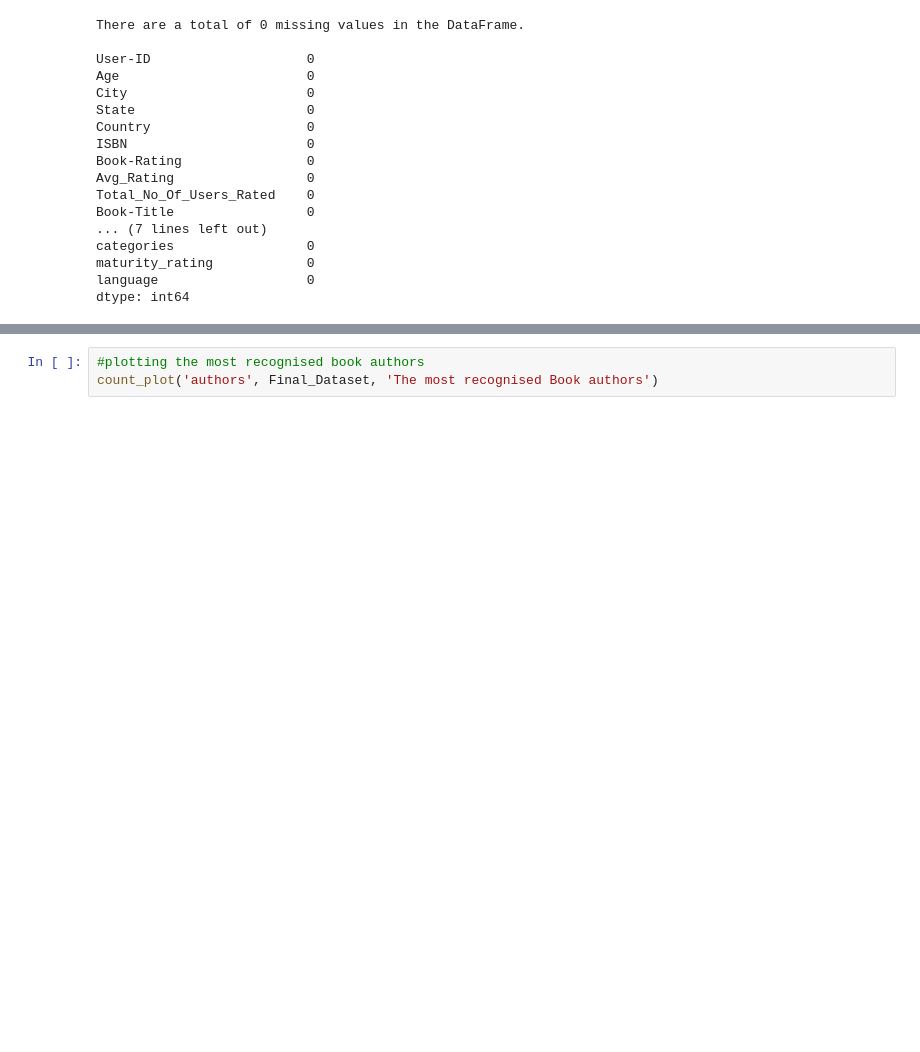
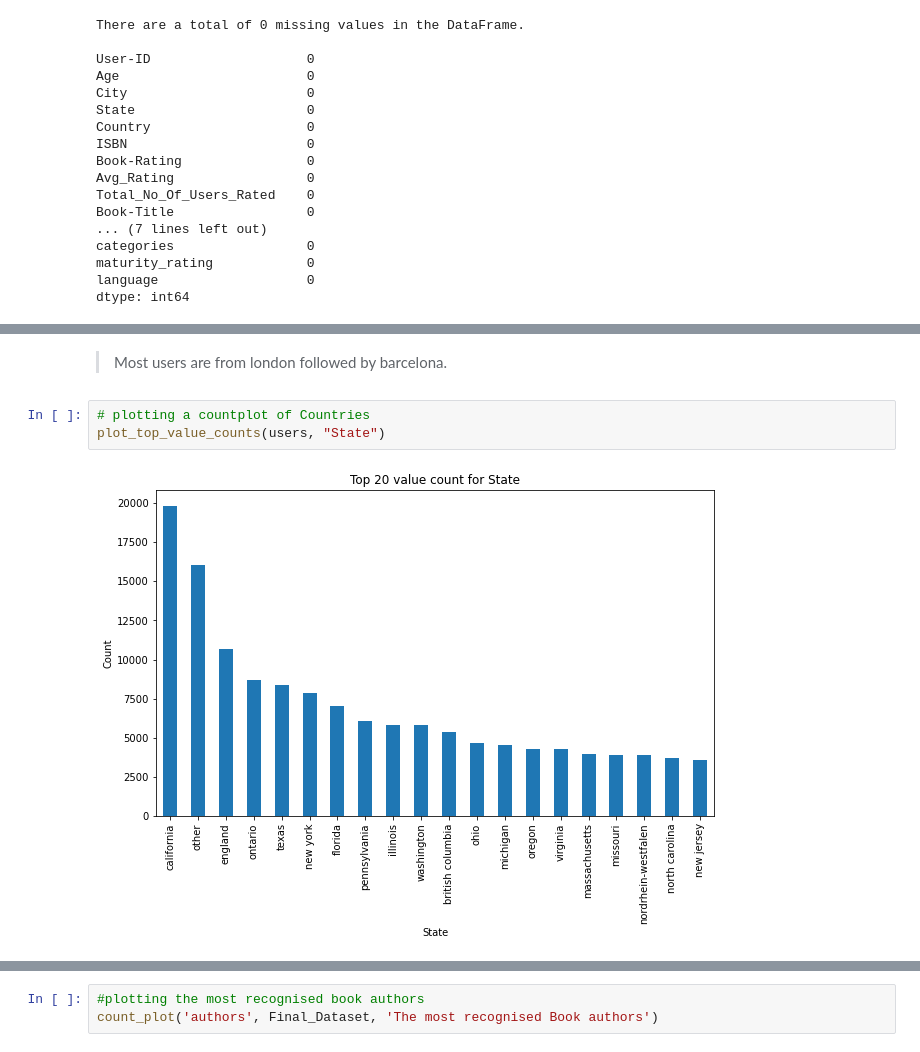
Before and after one commit to Azegele/Phase-5-Project, a Jupyter notebook: index.ipynb, the cells around one changed output, grey strips where cells are left out. Cells and saved outputs as stored; diff of their text form; blank space fills up the shorter version.

```diff
--- a/index.ipynb
+++ b/index.ipynb
@@ -1604,0 +1577,7 @@ count_plot('Country', Final_Dataset, 'Count of library users per country')
+# %% [markdown]
+> Most users are from london followed by barcelona.
+# %%
+# plotting a countplot of Countries
+plot_top_value_counts(users, "State")
+# %% [output]
+[figure, added]
```
Also changed, not shown: parts of 51 cells of this notebook.
